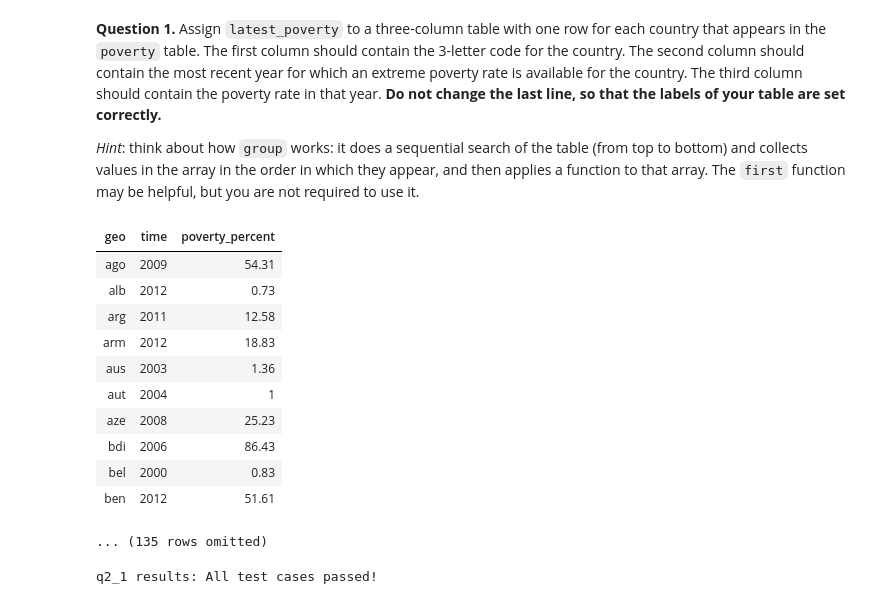
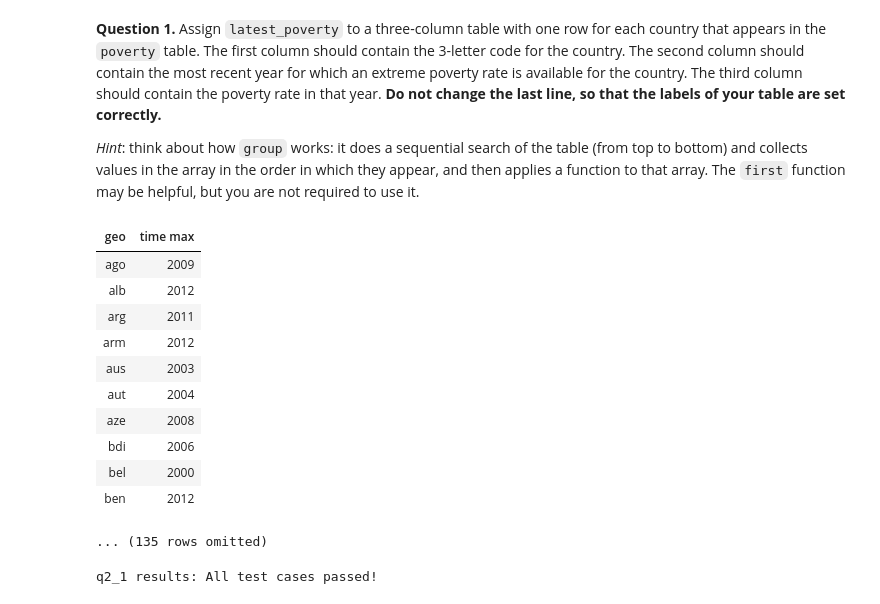
Before and after one commit to bencump/Intro_DataAnalytics, a Jupyter notebook: project1/project1.ipynb, the cells around one changed output. Drawn from its saved outputs; the diff is of its cells as text; code cells hidden in the pictures.

```diff
--- a/project1/project1.ipynb
+++ b/project1/project1.ipynb
@@ -605,22 +605,23 @@ poverty.show(10)
 # %%
 def first(values):
     return values.item(0)
 
-latest_poverty = poverty.group("geo", np.max).drop("count")
-latest_poverty = latest_poverty.relabeled(0, 'geo').relabeled(1, 'time').relabeled(2, 'poverty_percent') # You should *not* change this line.
+latest_poverty = poverty.group("geo", np.max).drop("count").drop("extreme_poverty_percent_people_below_125_a_day max")
+# print(latest_poverty)
+# latest_poverty = latest_poverty.relabeled(0, 'geo').relabeled(1, 'time').relabeled(2, 'poverty_percent') # You should *not* change this line.
 latest_poverty
 # %% [output]
-| geo | time | poverty_percent |
-| ago | 2009 | 54.31 |
-| alb | 2012 | 0.73 |
-| arg | 2011 | 12.58 |
-| arm | 2012 | 18.83 |
-| aus | 2003 | 1.36 |
-| aut | 2004 | 1 |
-| aze | 2008 | 25.23 |
-| bdi | 2006 | 86.43 |
-| bel | 2000 | 0.83 |
-| ben | 2012 | 51.61 |
+| geo | time max |
+| ago | 2009 |
+| alb | 2012 |
+| arg | 2011 |
+| arm | 2012 |
+| aus | 2003 |
+| aut | 2004 |
+| aze | 2008 |
+| bdi | 2006 |
+| bel | 2000 |
+| ben | 2012 |
 ... (135 rows omitted)
 # %%
 grader.check("q2_1")
```
Also changed, not shown: 1 other file.
